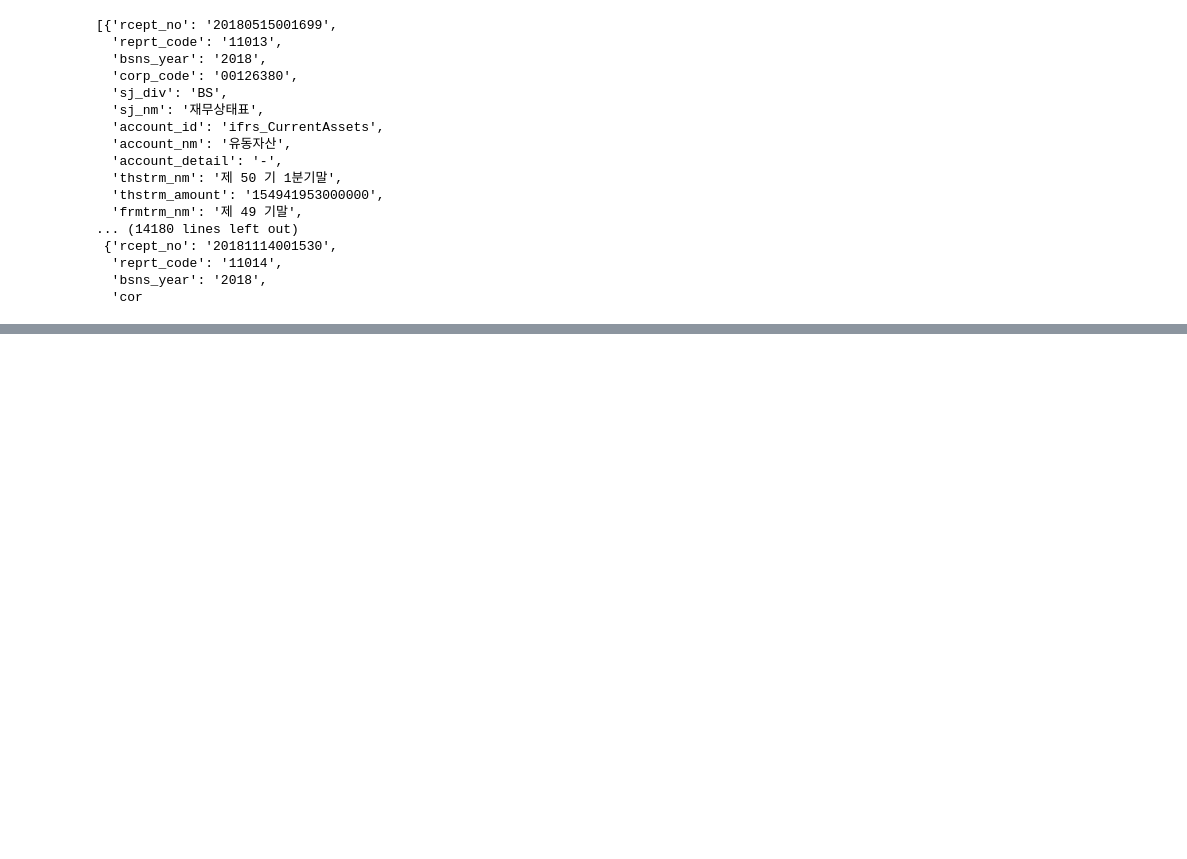
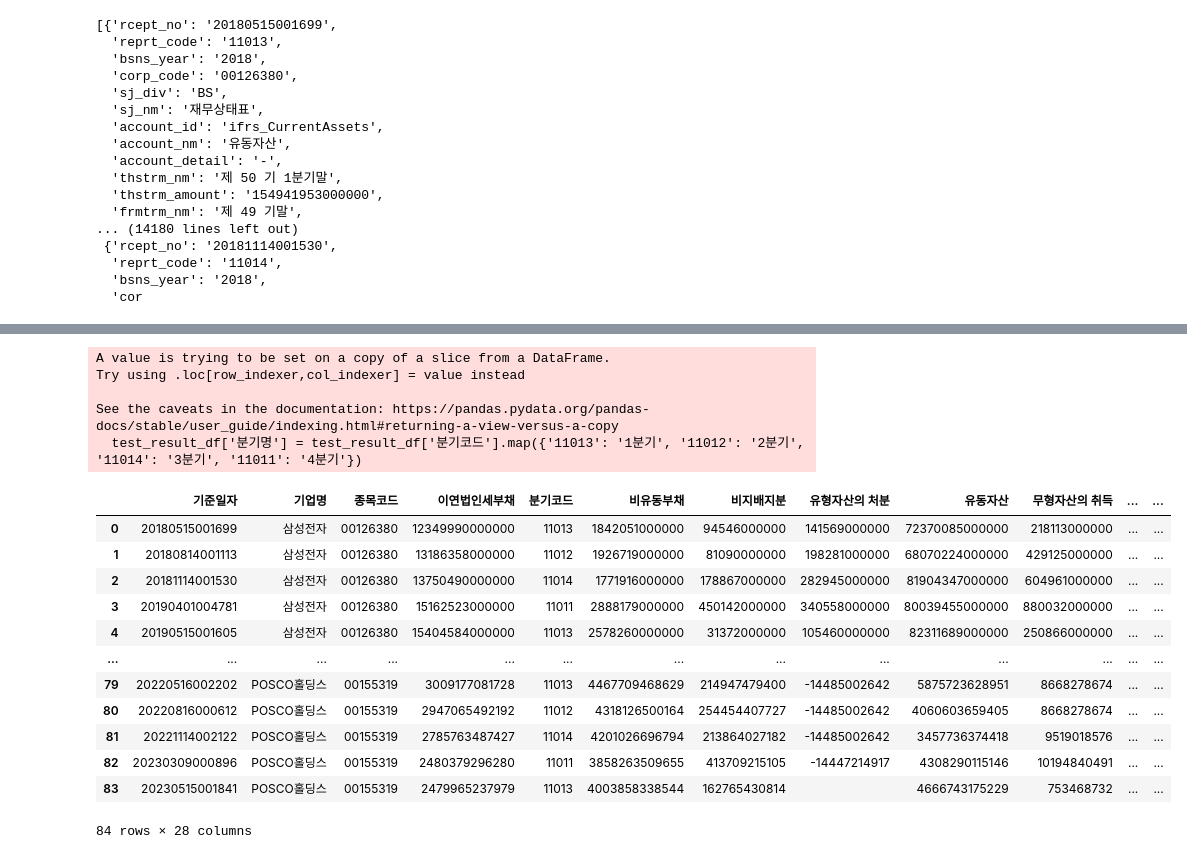
Before and after one commit to kdt-service/Final_PJT_Team2, a Jupyter notebook: OpenDartFssApi/OpenDartFssApi.ipynb, the cells around one changed output, grey strips where cells are left out. Drawn from its saved outputs; the diff is of its cells as text; code cells hidden in the pictures; blank space fills up the shorter version.

```diff
--- a/OpenDartFssApi/OpenDartFssApi.ipynb
+++ b/OpenDartFssApi/OpenDartFssApi.ipynb
@@ -427,0 +236,17 @@ goyu_searcher('삼성생명')
+# %%
+for dict_row in result_list:
+    # 종목코드, 사업년도, 분기코드가 같은 행을 df에서 찾아서 숫자를 탐색, df에 저장
+
+    corp_code = dict_row['corp_code']
+    bsns_year = dict_row['bsns_year']
+    reprt_code = dict_row['reprt_code']
+
+    acc_name = dict_row['account_nm']
+    acc_data = dict_row['thstrm_amount']
+
+    condition = (result_df['종목코드'] == corp_code) & (result_df['사업년도'] == bsns_year) & (result_df['분기코드'] == reprt_code)
+
+    result_df.at[result_df.loc[condition].index, acc_name] = acc_data
+
+
+print(result_df)
@@ -427,0 +302,28 @@ goyu_searcher('삼성생명')
+# %%
+test_result_df = result_df.dropna(axis='columns')
+
+# '분기명' 열 생성
+test_result_df['분기명'] = test_result_df['분기코드'].map({'11013': '1분기', '11012': '2분기', '11014': '3분기', '11011': '4분기'})
+cols = test_result_df.columns.tolist()  # 열 인덱스 리스트로 변환
+cols[3], cols[26] = cols[26], cols[3]  # 열 위치 교환
+test_result_df = test_result_df[cols]
+test_result_df
+# %% [output]
+A value is trying to be set on a copy of a slice from a DataFrame.
+Try using .loc[row_indexer,col_indexer] = value instead
+
+See the caveats in the documentation: https://pandas.pydata.org/pandas-docs/stable/user_guide/indexing.html#returning-a-view-versus-a-copy
+  test_result_df['분기명'] = test_result_df['분기코드'].map({'11013': '1분기', '11012': '2분기', '11014': '3분기', '11011': '4분기'})
+|  | 기준일자 | 기업명 | 종목코드 | 이연법인세부채 | 분기코드 | 비유동부채 | 비지배지분 | 유형자산의 처분 | 유동자산 | 무형자산의 취득 | ... | ... |
+| 0 | 20180515001699 | 삼성전자 | 00126380 | 12349990000000 | 11013 | 1842051000000 | 94546000000 | 141569000000 | 72370085000000 | 218113000000 | ... | ... |
+| 1 | 20180814001113 | 삼성전자 | 00126380 | 13186358000000 | 11012 | 1926719000000 | 81090000000 | 198281000000 | 68070224000000 | 429125000000 | ... | ... |
+| 2 | 20181114001530 | 삼성전자 | 00126380 | 13750490000000 | 11014 | 1771916000000 | 178867000000 | 282945000000 | 81904347000000 | 604961000000 | ... | ... |
+| 3 | 20190401004781 | 삼성전자 | 00126380 | 15162523000000 | 11011 | 2888179000000 | 450142000000 | 340558000000 | 80039455000000 | 880032000000 | ... | ... |
+| 4 | 20190515001605 | 삼성전자 | 00126380 | 15404584000000 | 11013 | 2578260000000 | 31372000000 | 105460000000 | 82311689000000 | 250866000000 | ... | ... |
+| ... | ... | ... | ... | ... | ... | ... | ... | ... | ... | ... | ... | ... |
+| 79 | 20220516002202 | POSCO홀딩스 | 00155319 | 3009177081728 | 11013 | 4467709468629 | 214947479400 | -14485002642 | 5875723628951 | 8668278674 | ... | ... |
+| 80 | 20220816000612 | POSCO홀딩스 | 00155319 | 2947065492192 | 11012 | 4318126500164 | 254454407727 | -14485002642 | 4060603659405 | 8668278674 | ... | ... |
+| 81 | 20221114002122 | POSCO홀딩스 | 00155319 | 2785763487427 | 11014 | 4201026696794 | 213864027182 | -14485002642 | 3457736374418 | 9519018576 | ... | ... |
+| 82 | 20230309000896 | POSCO홀딩스 | 00155319 | 2480379296280 | 11011 | 3858263509655 | 413709215105 | -14447214917 | 4308290115146 | 10194840491 | ... | ... |
+| 83 | 20230515001841 | POSCO홀딩스 | 00155319 | 2479965237979 | 11013 | 4003858338544 | 162765430814 |  | 4666743175229 | 753468732 | ... | ... |
+84 rows × 28 columns
```
Also changed, not shown: parts of 29 cells of this notebook, 4 other files.
